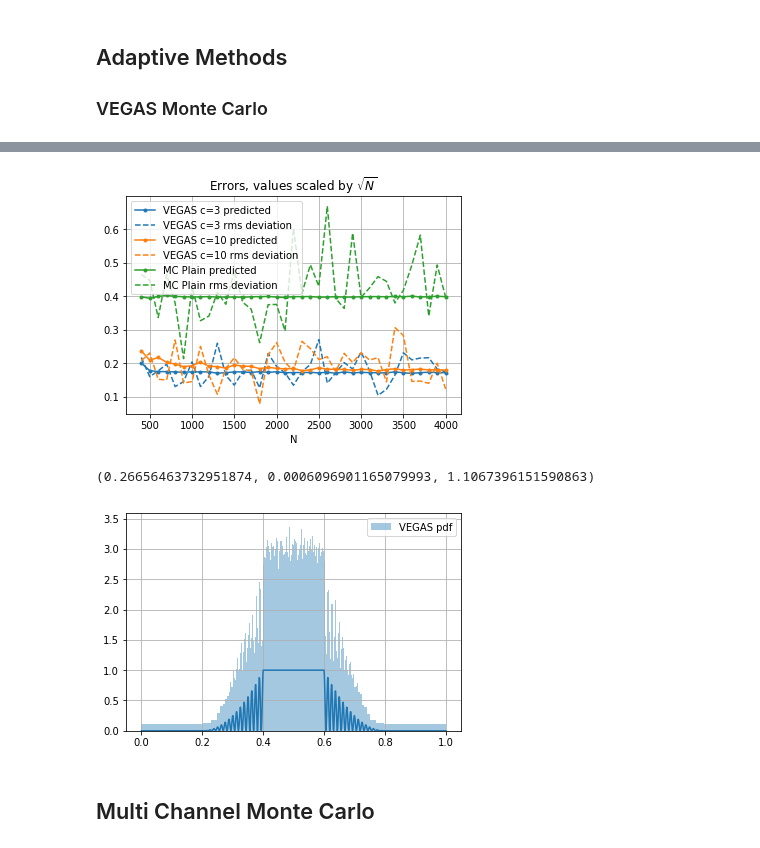
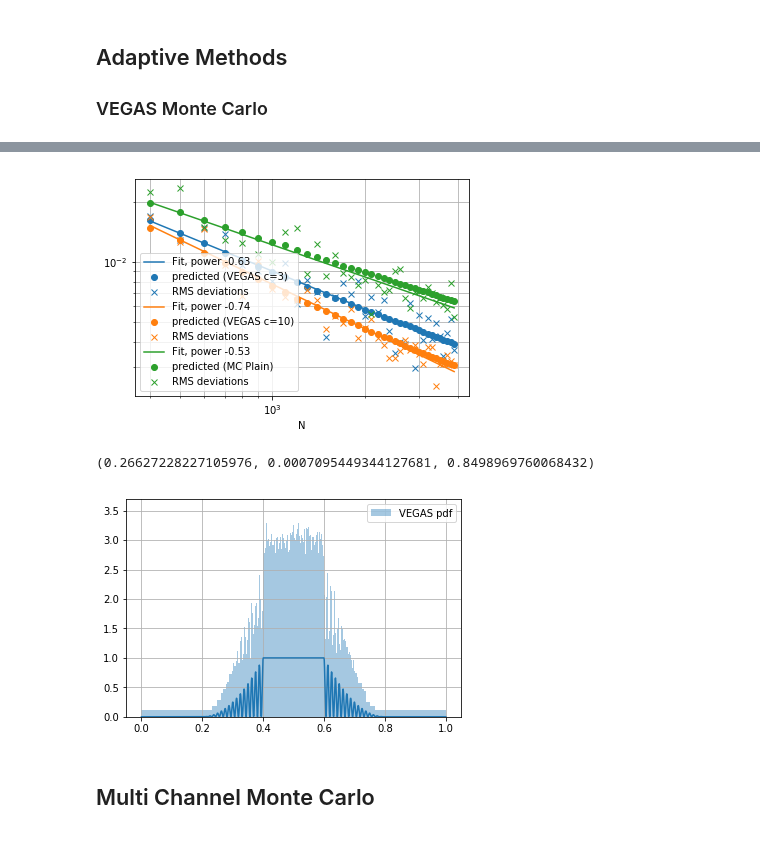
Before and after one commit to mathisgerdes/hep-monte-carlo, a Jupyter notebook: intro/monte_carlo.ipynb, the cells around one changed output, grey strips where cells are left out. Drawn from its saved outputs; the diff is of its cells as text; code cells hidden in the pictures.

```diff
--- a/intro/monte_carlo.ipynb
+++ b/intro/monte_carlo.ipynb
@@ -157,8 +157,8 @@ def plot_rms(f, true_value, Ns=range(10, 1000, 100), iterations=1, methods=[], p
             plt.loglog(Ns, np.exp(np.poly1d(fit)(np.log(Ns))), label="Fit, power %.2f"%fit[0])
 
         name = method.method_name if hasattr(method, 'method_name') else "Method %d"%i
-        plt.loglog(Ns, sqrt_mean_vars, "o", label="RMS predicted errors (%s)"%name, color="C%d"%m)
-        plt.loglog(Ns, rms, "x", label="RMS actual deviations", color="C%d"%m)
+        plt.loglog(Ns, sqrt_mean_vars, "o", label="predicted (%s)"%name, color="C%d"%m)
+        plt.loglog(Ns, rms, "x", label="RMS deviations", color="C%d"%m)
 
     plt.xlabel("N")
     plt.legend(loc="best")
@@ -495,13 +505,13 @@ print(np.sqrt(ms), var_mean)
 # %%
 vegas3 = MonteCarloVEGAS(divisions=10, c=3, name="VEGAS c=3").get_interface_infer_multiple(100)
 vegas5 = MonteCarloVEGAS(divisions=10, c=10, name="VEGAS c=10").get_interface_infer_multiple(100)
-compare_errors(test_function, test_function_true_value, iterations=10, Nmin=400, Nmax=4000, Nstep=100,
-               methods=[vegas3, vegas5, MonteCarloPlain()])
+plot_rms(test_function, test_function_true_value, iterations=20, Ns=range(400, 4000, 100),
+         methods=[vegas3, vegas5, MonteCarloPlain()], plot_fit=True)
 # %% [output]
-[figure, old version]
+[figure, new version]
 # %%
 vegas = MonteCarloVEGAS(divisions=300, c=400)
-print(vegas(test_function, Nj=1000, iterations=50, xhi=True))
+print(vegas(test_function, Nj=1000, iterations=50, chi=True))
 
 x = np.linspace(0,1,1000)
 plt.plot(x,test_function(x))
@@ -509,8 +519,8 @@ vegas.plot_pdf()
 plt.legend()
 plt.grid()
 # %% [output]
-(0.26656463732951874, 0.0006096901165079993, 1.1067396151590863)
+(0.26627228227105976, 0.0007095449344127681, 0.8498969760068432)
-[figure, old version]
+[figure, new version]
 # %% [markdown]
 ## Multi Channel Monte Carlo
 # %%
```
Also changed, not shown: parts of 29 cells of this notebook.
